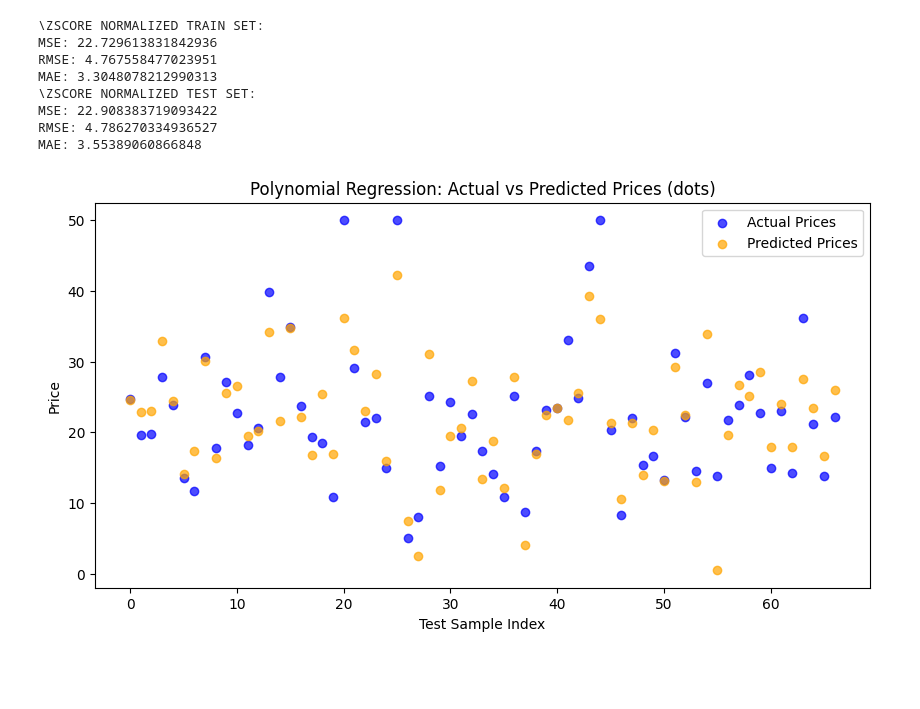
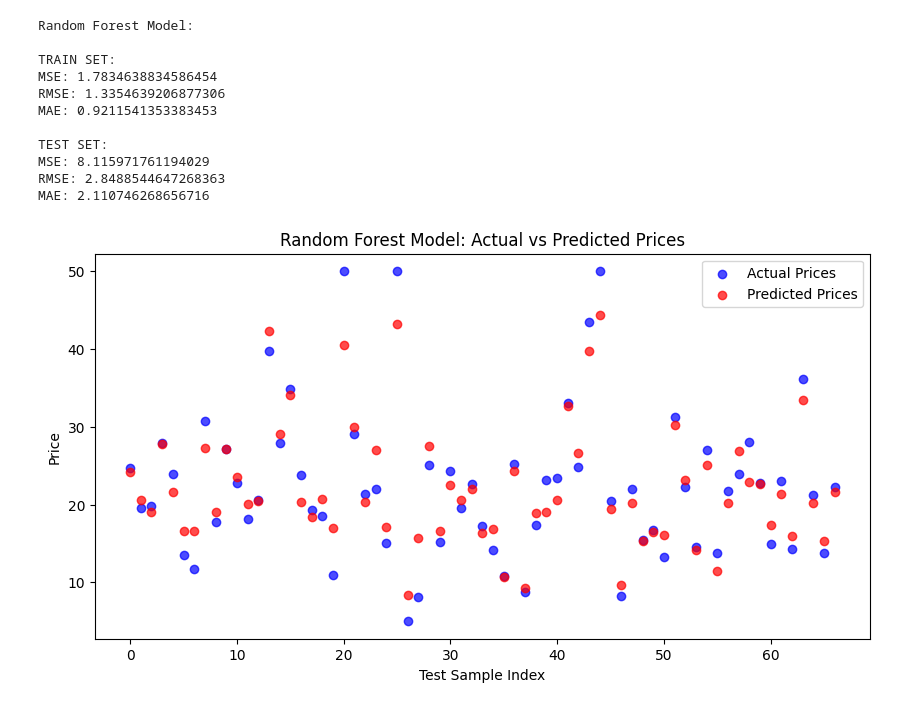
Before and after one commit to DillonWard/real-estate-price-predictor, a Jupyter notebook: demo.ipynb, the cells around one changed output. Drawn from its saved outputs; the diff is of its cells as text; code cells hidden in the pictures; blank space fills up the shorter version.

```diff
--- a/demo.ipynb
+++ b/demo.ipynb
@@ -87,23 +140,18 @@ indus: mean after=0.00, std after=1.00
-# %%
-
-sgdr, X_test, y_test, y_test_pred = train_evaluate_zscore_normalization(x_norm, y_train)
-indices = np.arange(len(y_test))
-
-plt.figure(figsize=(10,5))
-plt.scatter(indices, y_test, color='blue', label='Actual Prices', alpha=0.7)
-plt.scatter(indices, y_test_pred, color='orange', label='Predicted Prices', alpha=0.7)
-plt.xlabel("Test Sample Index")
-plt.ylabel("Price")
-plt.title("Z-Score Normalization: Actual vs Predicted Prices (dots)")
-plt.legend()
-plt.show()
-# %% [output]
-\ZSCORE NORMALIZED TRAIN SET:
-MSE: 22.729613831842936
-RMSE: 4.767558477023951
-MAE: 3.3048078212990313
-\ZSCORE NORMALIZED TEST SET:
-MSE: 22.908383719093422
-RMSE: 4.786270334936527
-MAE: 3.55389060866848
-[figure, removed]
+# %%
+print("Random Forest Model:")
+rf, X_test, y_test, y_test_pred, results = train_evaluate_random_forest(x_train, y_train, params={})
+populate_overall_results(3, results)
+draw_scatter_plot(indices, y_test, y_test_pred, "Test Sample Index", "Price", "Random Forest Model: Actual vs Predicted Prices")
+# %% [output]
+Random Forest Model:
+
+TRAIN SET:
+MSE: 1.7834638834586454
+RMSE: 1.3354639206877306
+MAE: 0.9211541353383453
+
+TEST SET:
+MSE: 8.115971761194029
+RMSE: 2.8488544647268363
+MAE: 2.110746268656716
+[figure, added]
```
Also changed, not shown: parts of 8 cells of this notebook, 15 other files.
